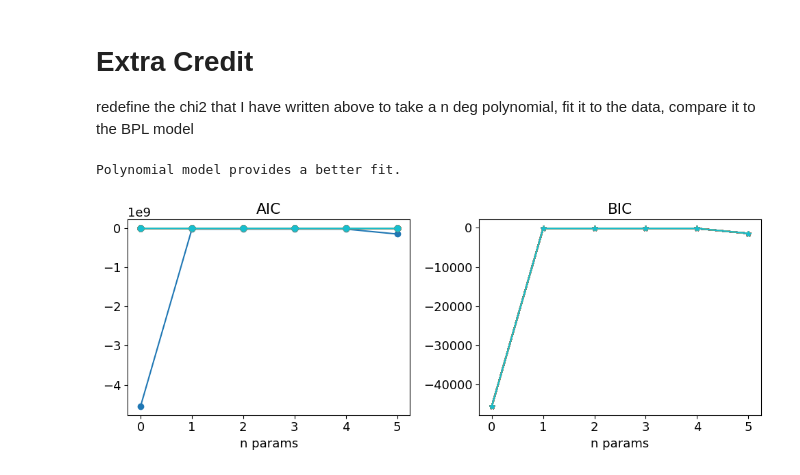
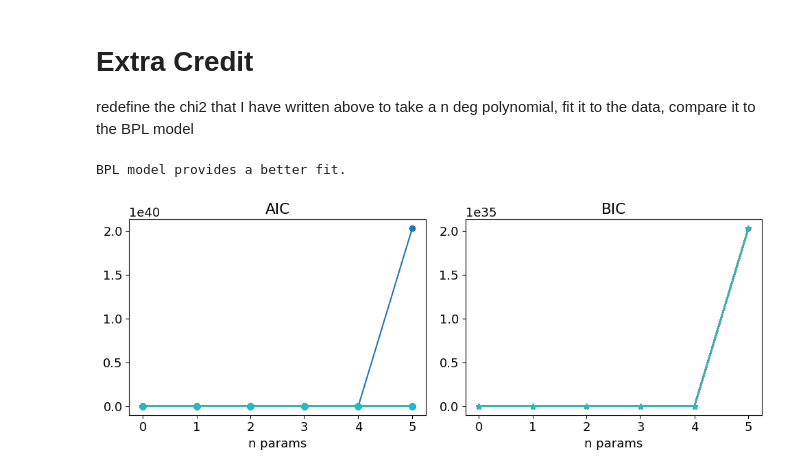
Before and after one commit to bivekpok/DSPS_BPokhrel, a Jupyter notebook: HW5/HW5.ipynb, the cells around one changed output. Saved outputs shown, nothing was run; the diff lists cells and outputs as text; code cells hidden in the pictures.

```diff
--- a/HW5/HW5.ipynb
+++ b/HW5/HW5.ipynb
@@ -1102,15 +1106,15 @@ def chi2(pars, x, y, s):
     bpl_params = pars[-4:]
 
     poly_model = np.polyval(polynomial_coeffs, x)
-    chi2_poly = np.sum(((y - poly_model) / s) ** 2)
+    chi2_poly = -np.sum(((y - poly_model) / s) ** 2)
 
     bpl_model = bpl(bpl_params, x)
-    chi2_bpl = np.sum(((y - bpl_model) / s) ** 2)
+    chi2_bpl = -np.sum(((y - bpl_model) / s) ** 2)
 
     return chi2_poly, chi2_bpl
 
 def chi2_poly(params, x, y, s):
-    return np.sum((y - np.polyval(params[::-1], x))**2 / s**2)
+    return -np.sum((y - np.polyval(params[::-1], x))**2 / s**2)
 
 # Fake data for illustration (Replace with actual data)
 x = np.linspace(0, 10, 100)
@@ -1128,32 +1132,32 @@ else:
 
 # Fit n-degree polynomials and get AIC/BIC
 initialGuess = [10]
 aics, bics = [], []
 
 for _ in range(6):
     initialGuess.append(1)
 
     chi2Solution = minimize(chi2_poly, initialGuess, args=(x, y, s))
     aic_value = aic(x, len(initialGuess), chi2Solution.fun)  # Assuming you've defined aic somewhere
     bic_value = bic(x, len(initialGuess), chi2Solution.fun)  # Assuming you've defined bic somewhere
 
     aics.append(aic_value)
     bics.append(bic_value)
 
 # print("AIC Values:", aics)
 # print("BIC Values:", bics)
 
 fig, (ax1, ax2) = pl.subplots(1, 2, figsize=(10, 4))
 ax1.set_title("AIC")
 ax1.plot(aics, 'o-')
 ax1.set_xlabel("n params")
 
 ax2.set_title("BIC")
 ax2.plot(bics, '*-')
 ax2.set_xlabel("n params")
 
 pl.tight_layout()
 pl.show()
 # %% [output]
-Polynomial model provides a better fit.
+BPL model provides a better fit.
-[figure, old version]
+[figure, new version]
```
Also changed, not shown: parts of 17 cells of this notebook.
